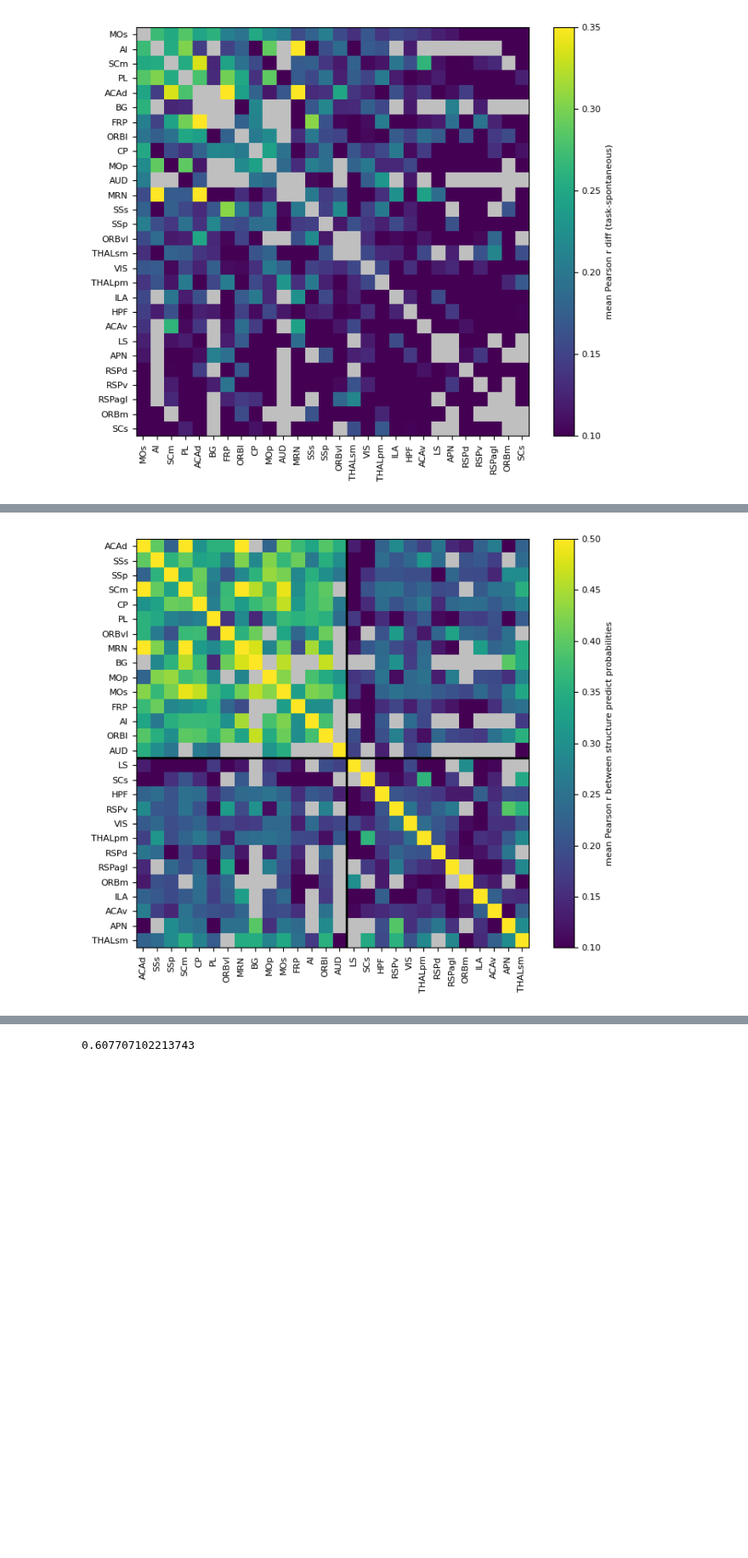
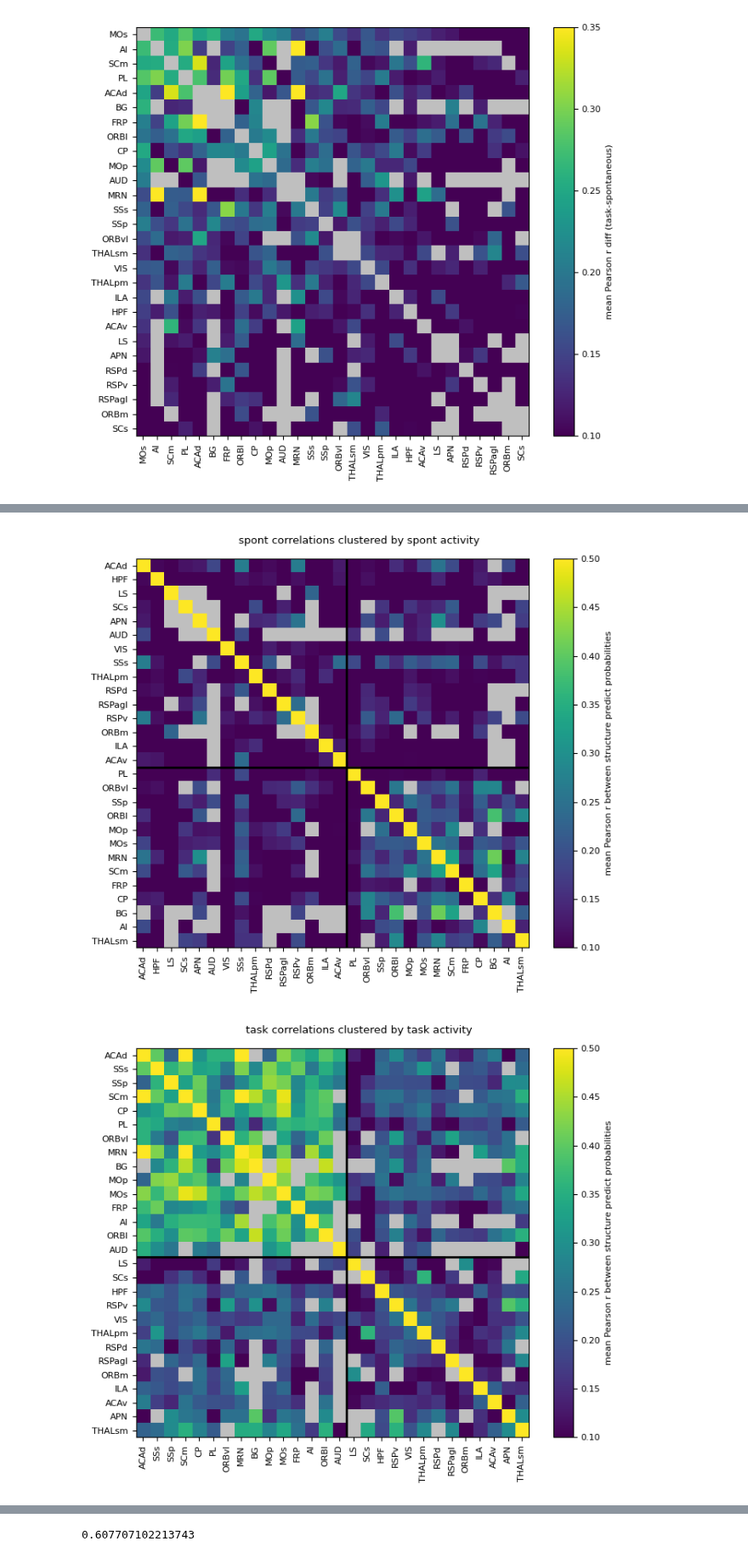
Before and after one commit to AllenInstitute/dynamic_routing_analysis, a Jupyter notebook: notebooks/test_context_decoder_on_spontaneous.ipynb, the cells around one changed output, grey strips where cells are left out. Shown at 85% size. Cells and saved outputs as stored; diff of their text form; code cells hidden in the pictures; blank space fills up the shorter version.

```diff
--- a/notebooks/test_context_decoder_on_spontaneous.ipynb
+++ b/notebooks/test_context_decoder_on_spontaneous.ipynb
@@ -183,7 +221,7 @@ predict_proba_with_repeats_single_session_spontaneous_pd=predict_proba_with_repe
 # show individual repeats, averages over repeats, etc.
 sel_bin_center=-0.25
 sel_structure='ACAd'
-sel_unit_subsample=20
+sel_unit_subsample=10
 if sel_unit_subsample is None or sel_unit_subsample == 'all':
     structure_predict_proba=predict_proba_single_session_pd.query('structure==@sel_structure and unit_subsample_size.isna() and bin_center==@sel_bin_center')
     structure_predict_proba_spont=predict_proba_with_repeats_single_session_spontaneous_pd.query('structure==@sel_structure and unit_subsample_size.isna() and bin_center==@sel_bin_center')
@@ -233,7 +287,7 @@ predict_proba_single_session_pd['structure'].unique()
 #plot predict proba across epochs, shade epochs
 sel_structure='ACAd'
 plot_data_string='decision_function' # 'decision_function' or 'predict_proba'
-sel_unit_subsample=20
+sel_unit_subsample=10
 if sel_unit_subsample is None or sel_unit_subsample == 'all':
     structure_predict_proba=predict_proba_single_session_pd.query('structure==@sel_structure and unit_subsample_size.isna() and bin_center==@sel_bin_center')
     structure_predict_proba_spont=predict_proba_with_repeats_single_session_spontaneous_pd.query('structure==@sel_structure and unit_subsample_size.isna() and bin_center==@sel_bin_center')
@@ -289,5 +343,4 @@ for _,epoch_row in epochs.iterrows():
     ax.text((epoch_start+epoch_end)/2, ymax*0.99, epoch_name, ha='center', va='top', fontsize=6,)
 
 
-
 fig.tight_layout()
@@ -1493,22 +1579,54 @@ fig.tight_layout()
 # %%
-masked_array = np.ma.array(corr_matrix_task_predict_proba, mask=np.isnan(corr_matrix_task_predict_proba))
-cmap = matplotlib.cm.viridis
-cmap.set_bad('grey',0.5)
 
-fig,ax=plt.subplots(1,1,figsize=(7,6))
-im=ax.imshow(np.abs(masked_array[idx][:,idx]), aspect='auto', cmap=cmap, vmin=0.1, vmax=0.5, extent=[-0.5,len(incl_structures)-0.5,len(incl_structures)-0.5,-0.5])
-ax.set_xticks(np.arange(len(incl_structures)), np.array(incl_structures)[idx], rotation=90)
-ax.set_yticks(np.arange(len(incl_structures)), np.array(incl_structures)[idx])
+sortby=None #'task','spont','task-spont', or None
 
-cluster_borders = np.where(np.diff(np.sort(clustering.labels_)) != 0)[0] + 0.5
+for ee, epoch in enumerate(use_epochs):
+    if epoch=='task':
+        corr_matrix=corr_matrix_task_predict_proba.copy()
+        cmap = matplotlib.cm.viridis
+        vmin=0.1
+        vmax=0.5
+    elif epoch=='spont':
+        corr_matrix=corr_matrix_spont_predict_proba.copy()
+        cmap = matplotlib.cm.viridis
+        vmin=0.1
+        vmax=0.5
+    elif epoch=='task-spont':
+        corr_matrix=corr_matrix_task_predict_proba.copy()-corr_matrix_spont_predict_proba.copy()
+        # cmap = matplotlib.cm.bwr
+        # vmin=-0.2
+        # vmax=0.2
+        cmap = matplotlib.cm.viridis
+        vmin=0.1
+        vmax=0.5
 
-for xx in cluster_borders:
-    ax.axvline(x=xx, color='black', linestyle='-', linewidth=2)
-    ax.axhline(y=xx, color='black', linestyle='-', linewidth=2)
+    if sortby is not None:
+        sel_sort_idx=sort_idx[sortby]
+        sort_str=sortby
+    else:
+        sel_sort_idx=sort_idx[epoch]
+        sort_str=epoch
 
-#colorbar
-cbar = plt.colorbar(im, ax=ax)
-cbar.set_label('mean Pearson r between structure predict probabilities')
-fig.tight_layout()
+    masked_array = np.ma.array(corr_matrix, mask=np.isnan(corr_matrix))
+
+    cmap.set_bad('grey',0.5)
+
+    fig,ax=plt.subplots(1,1,figsize=(7,6))
+    im=ax.imshow(np.abs(masked_array[sel_sort_idx][:,sel_sort_idx]), aspect='auto', cmap=cmap, vmin=vmin, vmax=vmax, extent=[-0.5,len(incl_structures)-0.5,len(incl_structures)-0.5,-0.5])
+    ax.set_xticks(np.arange(len(incl_structures)), np.array(incl_structures)[sel_sort_idx], rotation=90)
+    ax.set_yticks(np.arange(len(incl_structures)), np.array(incl_structures)[sel_sort_idx])
+
+    cluster_borders = np.where(np.diff(np.sort(clustering.labels_)) != 0)[0] + 0.5
+
+    for xx in cluster_borders:
+        ax.axvline(x=xx, color='black', linestyle='-', linewidth=2)
+        ax.axhline(y=xx, color='black', linestyle='-', linewidth=2)
+
+    #colorbar
+    cbar = plt.colorbar(im, ax=ax)
+    cbar.set_label('mean Pearson r between structure predict probabilities')
+    fig.suptitle(f'{epoch} correlations clustered by {sort_str} activity')
+    fig.tight_layout()
 # %% [output]
-[figure, old version]
+[figure, new version]
+[figure, added]
```
Also changed, not shown: parts of 27 cells of this notebook, 4 other files.
